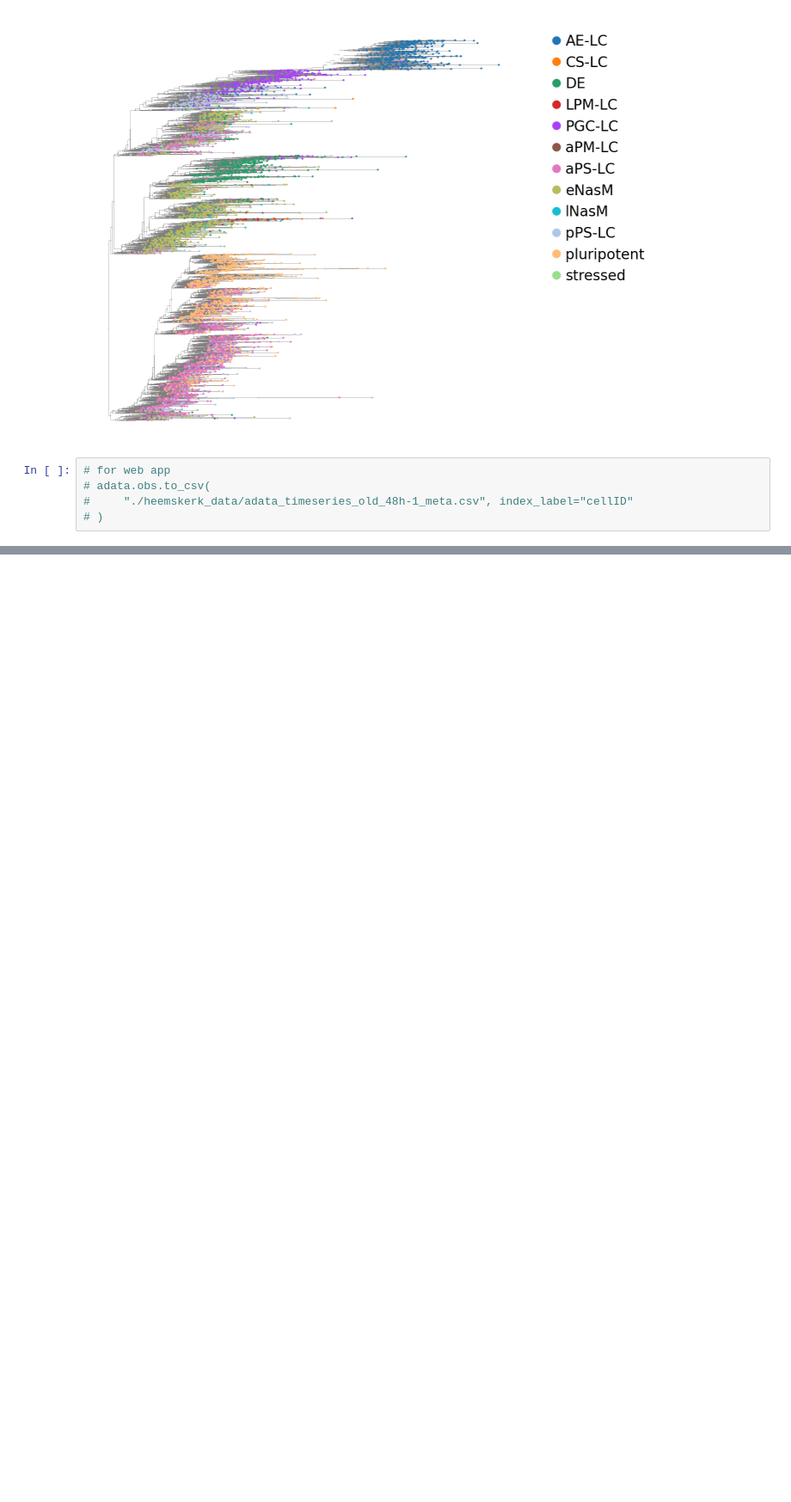
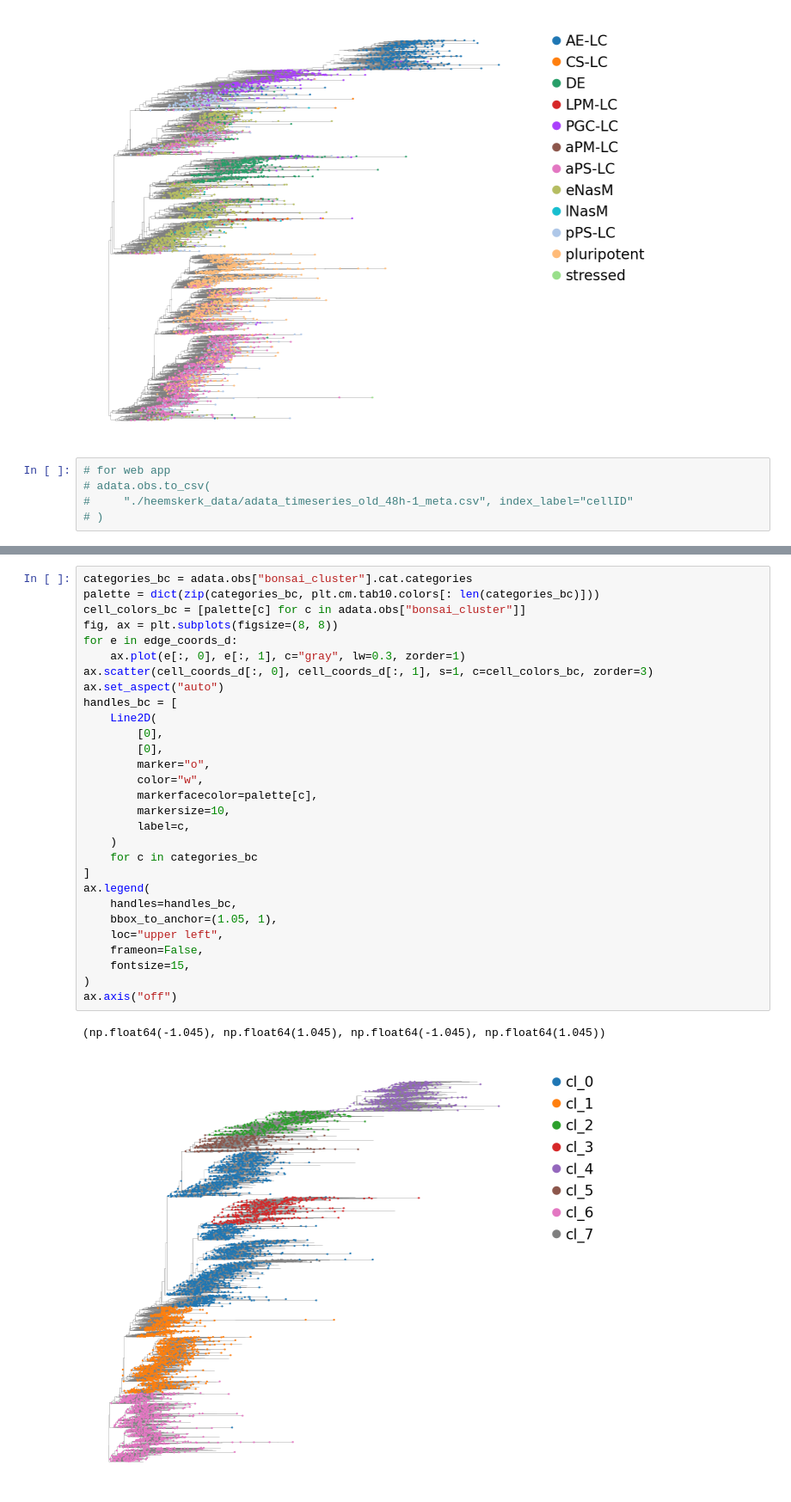
Before and after one commit to stanfish06/micropattern, a Jupyter notebook: notebooks/bonsai.ipynb, the cells around one changed output, grey strips where cells are left out. Shown at 86% size. Drawn from its saved outputs; the diff is of its cells as text; blank space fills up the shorter version.

```diff
--- a/notebooks/bonsai.ipynb
+++ b/notebooks/bonsai.ipynb
@@ -104,0 +276,32 @@ plt.savefig("bonsai_micropattern_48h-1_rec_tree_view.png", dpi=300, bbox_inches=
+# %%
+categories_bc = adata.obs["bonsai_cluster"].cat.categories
+palette = dict(zip(categories_bc, plt.cm.tab10.colors[: len(categories_bc)]))
+cell_colors_bc = [palette[c] for c in adata.obs["bonsai_cluster"]]
+fig, ax = plt.subplots(figsize=(8, 8))
+for e in edge_coords_d:
+    ax.plot(e[:, 0], e[:, 1], c="gray", lw=0.3, zorder=1)
+ax.scatter(cell_coords_d[:, 0], cell_coords_d[:, 1], s=1, c=cell_colors_bc, zorder=3)
+ax.set_aspect("auto")
+handles_bc = [
+    Line2D(
+        [0],
+        [0],
+        marker="o",
+        color="w",
+        markerfacecolor=palette[c],
+        markersize=10,
+        label=c,
+    )
+    for c in categories_bc
+]
+ax.legend(
+    handles=handles_bc,
+    bbox_to_anchor=(1.05, 1),
+    loc="upper left",
+    frameon=False,
+    fontsize=15,
+)
+ax.axis("off")
+# %% [output]
+(np.float64(-1.045), np.float64(1.045), np.float64(-1.045), np.float64(1.045))
+[figure, added]
```
Also changed, not shown: parts of 14 cells of this notebook.
